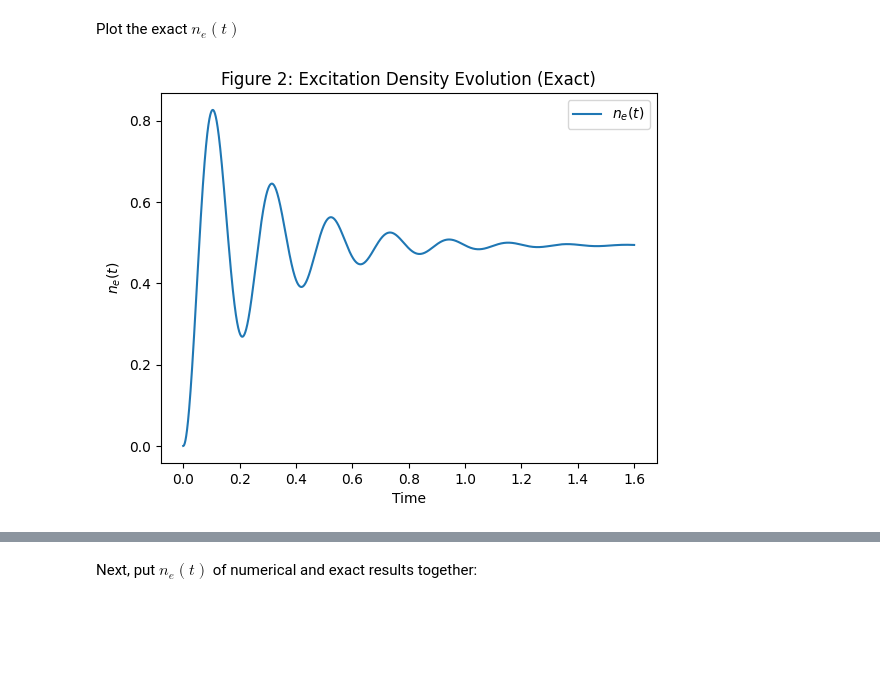
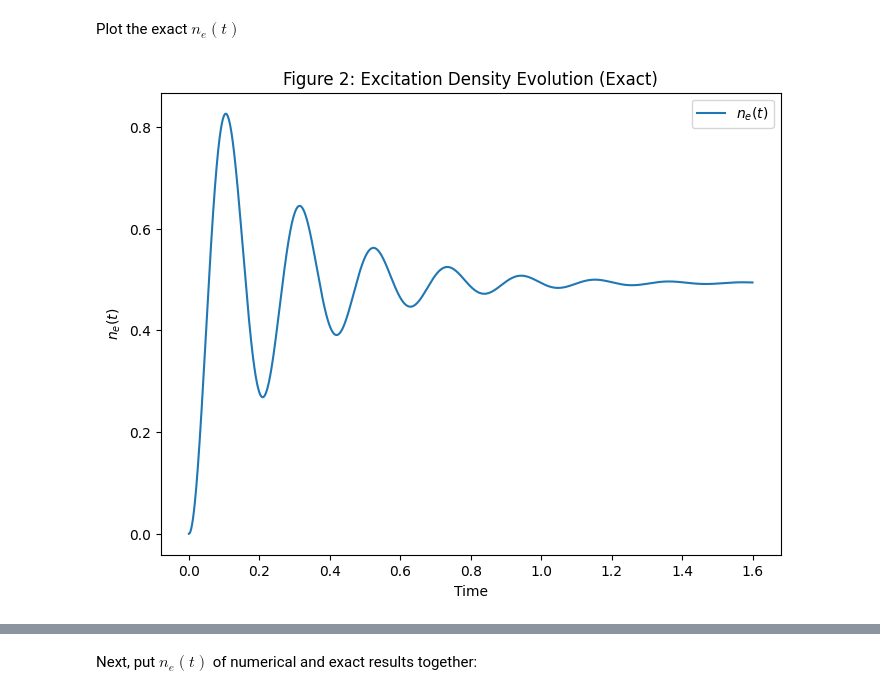
Before and after one commit to JSKao/Computational-Quantum-Many-Body-Physics, a Jupyter notebook: QJMC.ipynb, the cells around one changed output, grey strips where cells are left out. Drawn from its saved outputs; the diff is of its cells as text; code cells hidden in the pictures; blank space fills up the shorter version.

```diff
--- a/QJMC.ipynb
+++ b/QJMC.ipynb
@@ -227,18 +105,13 @@ for t in time_values:
+# %%
+ne_exact_twoLevelSystem, ne_infty_twoLevelSystem = exact_twoLevelSystem(15, 5, phi_basis_vecs(1)[0], time_values_twoLevelSystem)
 # %% [markdown]
 <a id="Figure2"></a>
 # %% [markdown]
 Plot the exact $n_e(t)$
-# %%
-# Plot
-n_e_exact_values = np.array(n_e)
-plt.plot(time_values, n_e_exact_values, label=r'$n_e(t)$')
-plt.title('Figure 2: Excitation Density Evolution (Exact)')
-plt.xlabel('Time')
-plt.ylabel(r'$n_{e}(t)$')
-plt.legend()
-plt.show()
-# %% [output]
-[figure, removed]
+# %%
+plot_excitation_density(time_values_twoLevelSystem, ne_exact_twoLevelSystem, 'Figure 2: Excitation Density Evolution (Exact)', 0)
+# %% [output]
+[figure, added]
 # %% [markdown]
 <a id="Figure3"></a>
 # %% [markdown]
```
Also changed, not shown: parts of 68 cells of this notebook.
